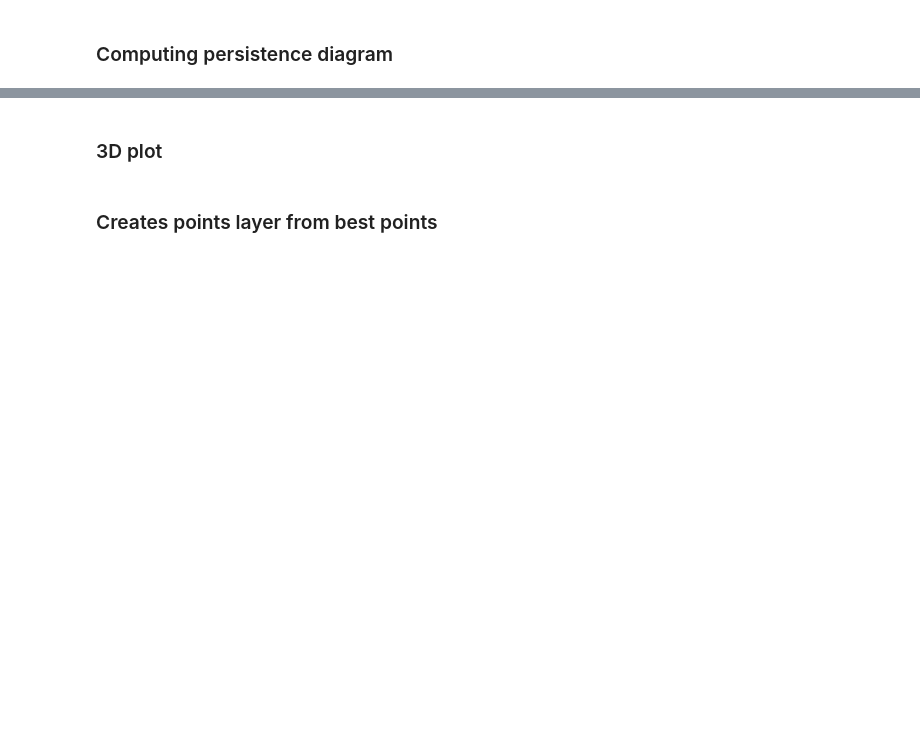
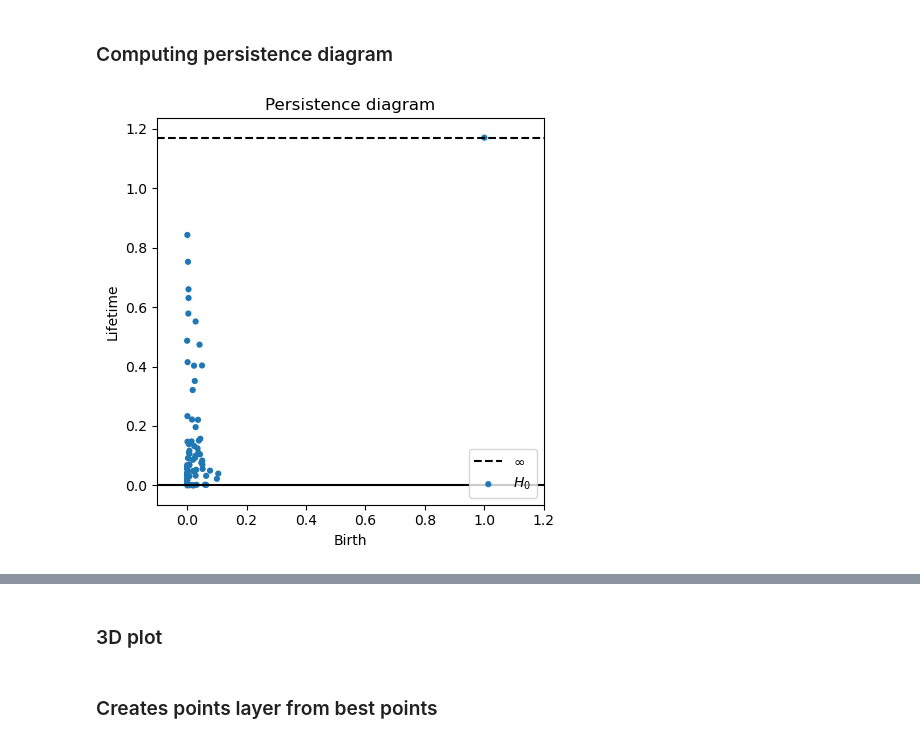
Before and after one commit to urban-toolkit/utk, a Jupyter notebook: src/pythonComponents/dataLoading/Topology.ipynb, the cells around one changed output, grey strips where cells are left out. Drawn from its saved outputs; the diff is of its cells as text; code cells hidden in the pictures; blank space fills up the shorter version.

```diff
--- a/src/pythonComponents/dataLoading/Topology.ipynb
+++ b/src/pythonComponents/dataLoading/Topology.ipynb
@@ -122,16 +149,19 @@ array([4940393.3058, 4940393.3058, 4940393.3058, ..., 4941893.3058,
 # %% [markdown]
 ### Computing persistence diagram
 # %%
-# dgm = lower_star_img(-reshape_sampled_values)
-# dgm[~np.isinf(dgm)] = -dgm[~np.isinf(dgm)]
-# dgm[~np.isinf(dgm).any(axis=1)] = np.flip(dgm[~np.isinf(dgm).any(axis=1)])
-# # plt.figure(figsize=(10, 5))
-# # plt.subplot(121)
-# # plt.imshow(np.rot90(Z), cmap=plt.cm.YlOrBr, extent=[xmin, xmax, ymin, ymax])
-# # plt.colorbar()
-# # plt.title("Scalar function")
-# # plt.subplot(122)
-# plot_diagrams(dgm)
-# plt.title("Persistence diagram")
-# plt.tight_layout()
-# plt.show()
+# dgm = lower_star_img(-noisy_result)
+dgm = lower_star_img(-reshape_sampled_values)
+dgm[~np.isinf(dgm)] = -dgm[~np.isinf(dgm)]
+dgm[~np.isinf(dgm).any(axis=1)] = np.flip(dgm[~np.isinf(dgm).any(axis=1)])
+# plt.figure(figsize=(10, 5))
+# plt.subplot(121)
+# plt.imshow(np.rot90(Z), cmap=plt.cm.YlOrBr, extent=[xmin, xmax, ymin, ymax])
+# plt.colorbar()
+# plt.title("Scalar function")
+# plt.subplot(122)
+plot_diagrams(dgm, lifetime=True)
+plt.title("Persistence diagram")
+plt.tight_layout()
+plt.show()
+# %% [output]
+[figure, added]
```
Also changed, not shown: parts of 16 cells of this notebook, 4 other files.
